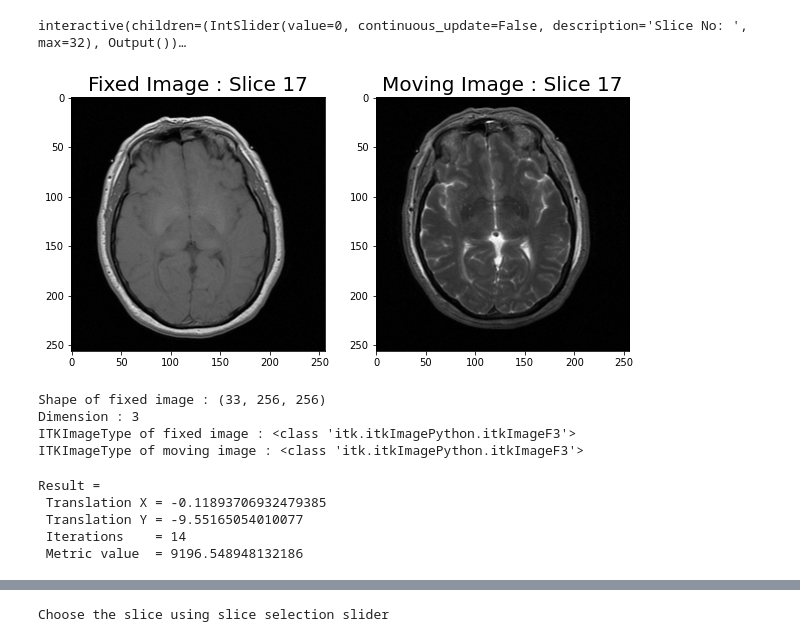
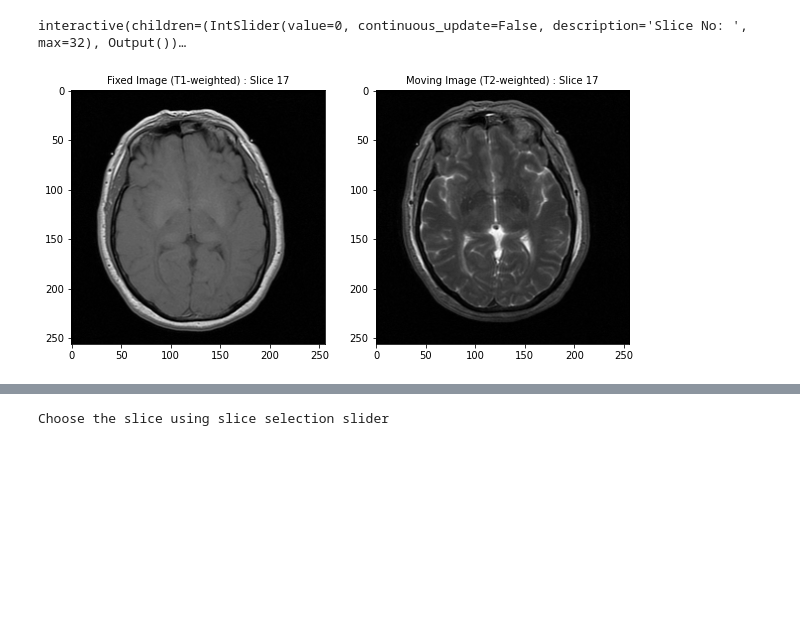
Before and after one commit to Mithunjha/ITK_ImageRegistration3D, a Jupyter notebook: Registration.ipynb, the cells around one changed output, grey strips where cells are left out. Saved outputs shown, nothing was run; the diff lists cells and outputs as text; code cells hidden in the pictures; blank space fills up the shorter version.

```diff
--- a/Registration.ipynb
+++ b/Registration.ipynb
@@ -64,30 +69,7 @@ interactive(children=(IntSlider(value=0, continuous_update=False, description='S
 # %%
 sliced = 17
 fig, ax = plt.subplots(1,2, figsize=(10,5))
-ax[0].imshow(fixed_vis[sliced], cmap='gray'), ax[0].set_title(f'Fixed Image : Slice {sliced}',fontsize = 20);
-ax[1].imshow(moving_vis[sliced], cmap='gray'), ax[1].set_title(f'Moving Image : Slice {sliced}',fontsize = 20);
+ax[0].imshow(fixed_vis[sliced], cmap='gray'), ax[0].set_title(f'Fixed Image (T1-weighted) : Slice {sliced}',fontsize = 10);
+ax[1].imshow(moving_vis[sliced], cmap='gray'), ax[1].set_title(f'Moving Image (T2-weighted) : Slice {sliced}',fontsize = 10);
 # %% [output]
-[figure, old version]
+[figure, new version]
-# %%
-PixelType = itk.F
-
-fixedImage = itk.imread(fixedImageFile, PixelType)
-movingImage = itk.imread(movingImageFile, PixelType)
-
-Dimension = fixedImage.GetImageDimension()
-
-FixedImageType = itk.Image[PixelType, Dimension]
-MovingImageType = itk.Image[PixelType, Dimension]
-
-TransformType = itk.TranslationTransform[itk.D, Dimension]
-initialTransform = TransformType.New()
-
-print(f"Shape of fixed image : {fixedImage.shape}")
-print(f"Dimension : {Dimension}")
-print(f"ITKImageType of fixed image : {FixedImageType}")
-print(f"ITKImageType of moving image : {MovingImageType}")
-# %% [output]
-Shape of fixed image : (33, 256, 256)
-Dimension : 3
-ITKImageType of fixed image : <class 'itk.itkImagePython.itkImageF3'>
-ITKImageType of moving image : <class 'itk.itkImagePython.itkImageF3'>
@@ -114,29 +75,0 @@ registration.SetFixedInitialTransform(identityTransform)
-# %%
-
-registration.SetNumberOfLevels(1)
-registration.SetSmoothingSigmasPerLevel([0])
-registration.SetShrinkFactorsPerLevel([1])
-
-
-registration.Update()
-
-transform = registration.GetTransform()
-finalParameters = transform.GetParameters()
-translationAlongX = finalParameters.GetElement(0)
-translationAlongY = finalParameters.GetElement(1)
-
-numberOfIterations = optimizer.GetCurrentIteration()
-
-bestValue = optimizer.GetValue()
-
-print("Result = ")
-print(" Translation X = " + str(translationAlongX))
-print(" Translation Y = " + str(translationAlongY))
-print(" Iterations    = " + str(numberOfIterations))
-print(" Metric value  = " + str(bestValue))
-# %% [output]
-Result =
- Translation X = -0.11893706932479385
- Translation Y = -9.55165054010077
- Iterations    = 14
- Metric value  = 9196.548948132186
```
Also changed, not shown: parts of 16 cells of this notebook.
